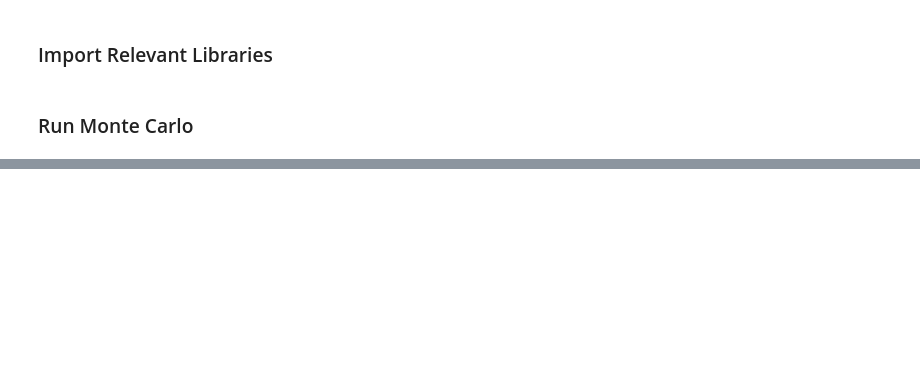
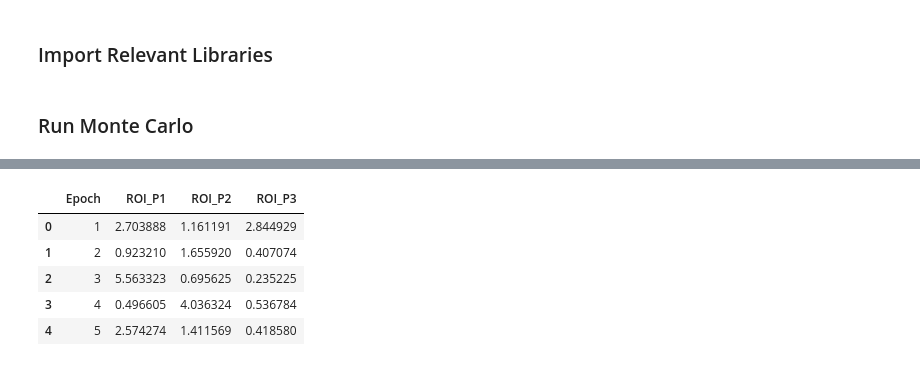
Before and after one commit to oliverfoster27/Monte-Carlo-Real-Estate, a Jupyter notebook: Monte Carlo Simulation.ipynb, the cells around one changed output, grey strips where cells are left out. Drawn from its saved outputs; the diff is of its cells as text; code cells hidden in the pictures; blank space fills up the shorter version.

```diff
--- a/Monte Carlo Simulation.ipynb
+++ b/Monte Carlo Simulation.ipynb
@@ -33,0 +31,9 @@ ax.xaxis.set_major_locator(MultipleLocator(0.5))
+# %%
+results.head()
+# %% [output]
+|  | Epoch | ROI_P1 | ROI_P2 | ROI_P3 |
+| 0 | 1 | 2.703888 | 1.161191 | 2.844929 |
+| 1 | 2 | 0.923210 | 1.655920 | 0.407074 |
+| 2 | 3 | 5.563323 | 0.695625 | 0.235225 |
+| 3 | 4 | 0.496605 | 4.036324 | 0.536784 |
+| 4 | 5 | 2.574274 | 1.411569 | 0.418580 |
```
Also changed, not shown: parts of 5 cells of this notebook, 2 other files.
